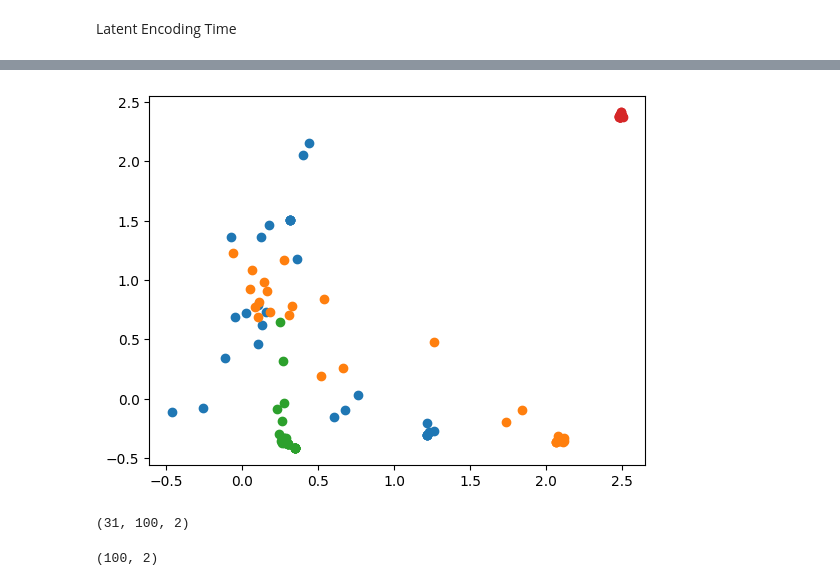
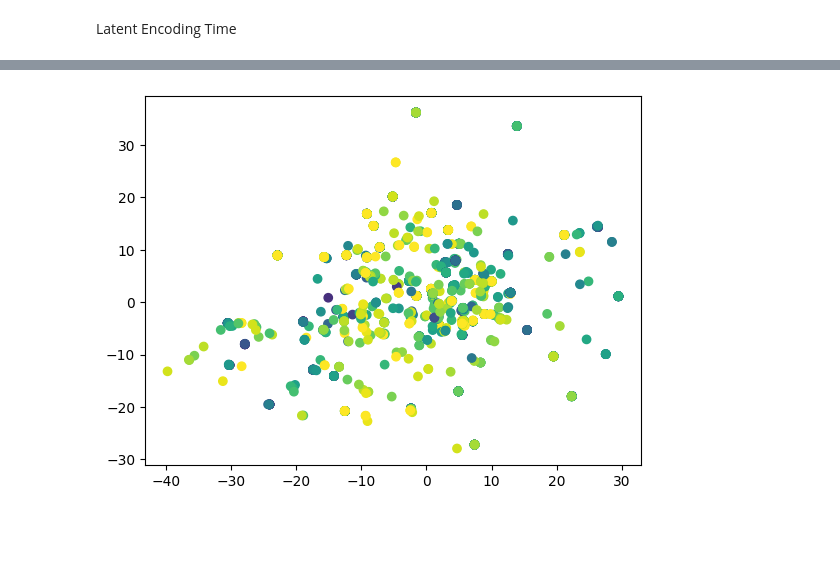
Before and after one commit to FelixFrohnertDB/arxiv_nlp, a Jupyter notebook: 8_additional_plots.ipynb, the cells around one changed output, grey strips where cells are left out. Cells and saved outputs as stored; diff of their text form; code cells hidden in the pictures; blank space fills up the shorter version.

```diff
--- a/8_additional_plots.ipynb
+++ b/8_additional_plots.ipynb
@@ -338,33 +336,21 @@ for i in range(len(sel_inx)):
 # %%
-from openTSNE import TSNE
-# from sklearn.decomposition import PCA
-
 encoding_dat = np.load("c_encoding_arr.npy")
 c_inx_arr = np.load("c_inx_arr.npy")
 
-sel_inx = np.random.randint(len(encoding_dat),size=50)
+sel_inx = np.random.randint(len(encoding_dat),size=500)
 random_choice_encoding = encoding_dat[sel_inx]
 random_choice_concepts = c_inx_arr[sel_inx]
 y_arr = []
 embed = TSNE(n_components=2, random_state=42, perplexity=5,n_iter=1000).fit(random_choice_encoding[:,0,:])
 for inx in range(len(np.unique(year_arr))):
     Y = embed.transform(random_choice_encoding[:,inx,:])
     y_arr.append(Y)
 
-
 y_arr = np.array(y_arr)
 for i in range(50):
     plt.scatter(y_arr[:,i,0], y_arr[:,i,1], c=np.unique(year_arr))
 # %% [output]
-[figure, old version]
+[figure, new version]
-# %%
-np.array(y_arr).shape
-# %% [output]
-(31, 100, 2)
-# %%
-random_choice_encoding.shape, Y.shape
-# %% [output]
-(100, 2)
 # %%
 from openTSNE import TSNE
 from sklearn.decomposition import PCA
```
Also changed, not shown: parts of 4 cells of this notebook, 3 other files.
